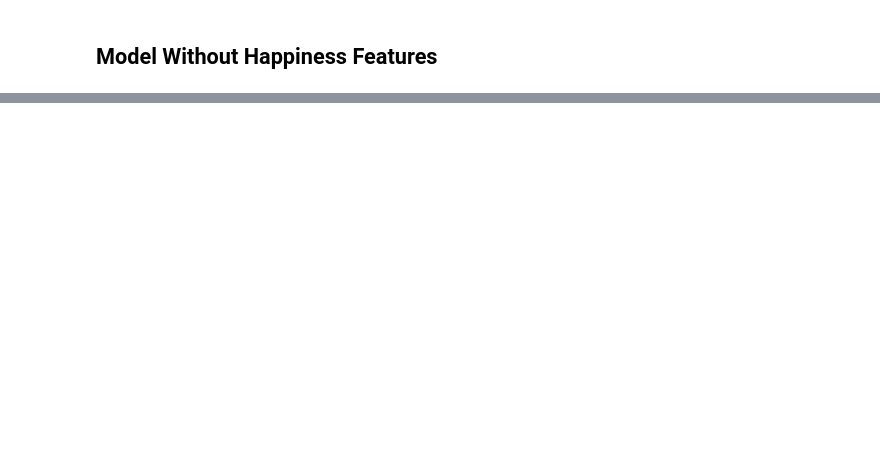
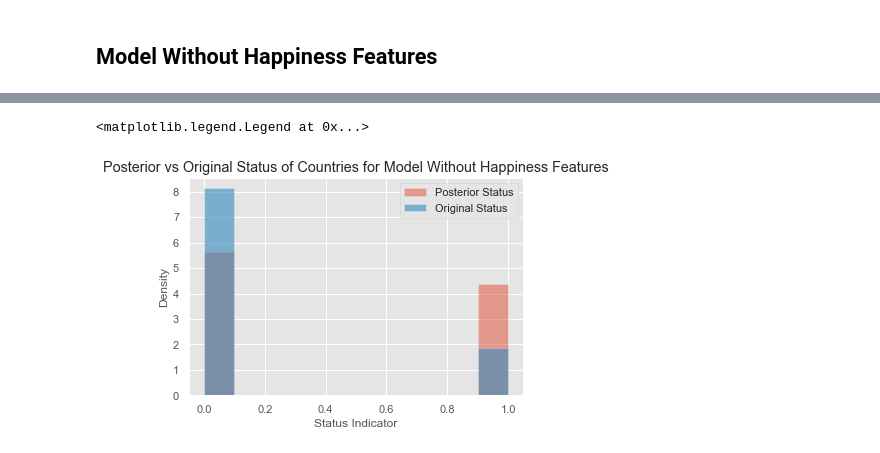
Before and after one commit to CassandraCalciano/data102---final-project, a Jupyter notebook: Final Project.ipynb, the cells around one changed output, grey strips where cells are left out. Cells and saved outputs as stored; diff of their text form; code cells hidden in the pictures; blank space fills up the shorter version.

```diff
--- a/Final Project.ipynb
+++ b/Final Project.ipynb
@@ -632,7 +622,7 @@ with pm.Model() as develop_prediction_without_happy:
                   sigma = sigma,
                   observed = observed)
 
-    trace_without = pm.sample(2000, chains = 2, tune=3000,  return_inferencedata=False, init='adapt_diag')
+    trace_without = pm.sample(2000, chains = 2, tune=3000,  return_inferencedata=True, init='adapt_diag')
 # %% [output]
 Multiprocess sampling (2 chains in 4 jobs)
 CompoundStep
@@ -671,0 +653,11 @@ AttributeError: 'MultiTrace' object has no attribute 'posterior'
+# %%
+plt.hist(trace_without.posterior['status'].values.flatten(), density=True, alpha=0.5, label='Posterior Status')
+plt.hist(x=grouped['status indicator'], density=True, alpha=0.6, label='Original Status')
+
+plt.xlabel('Status Indicator')
+plt.ylabel('Density')
+plt.title('Posterior vs Original Status of Countries for Model Without Happiness Features')
+plt.legend(loc='upper right')
+# %% [output]
+<matplotlib.legend.Legend at 0x...>
+[figure, added]
```
Also changed, not shown: parts of 19 cells of this notebook.
